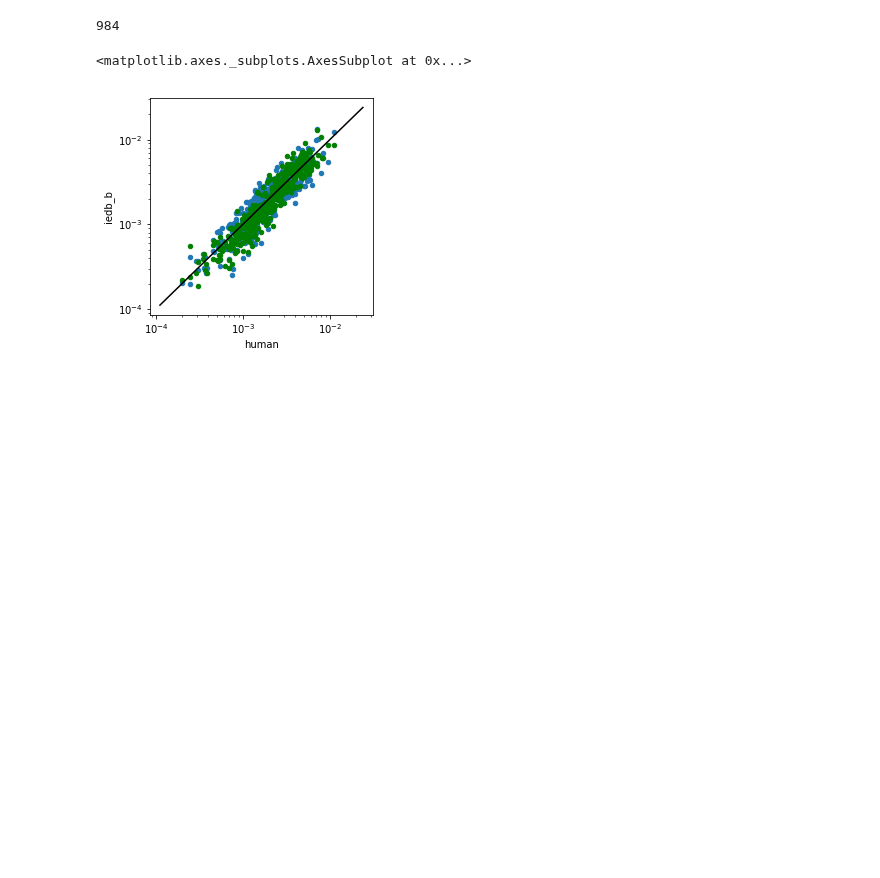
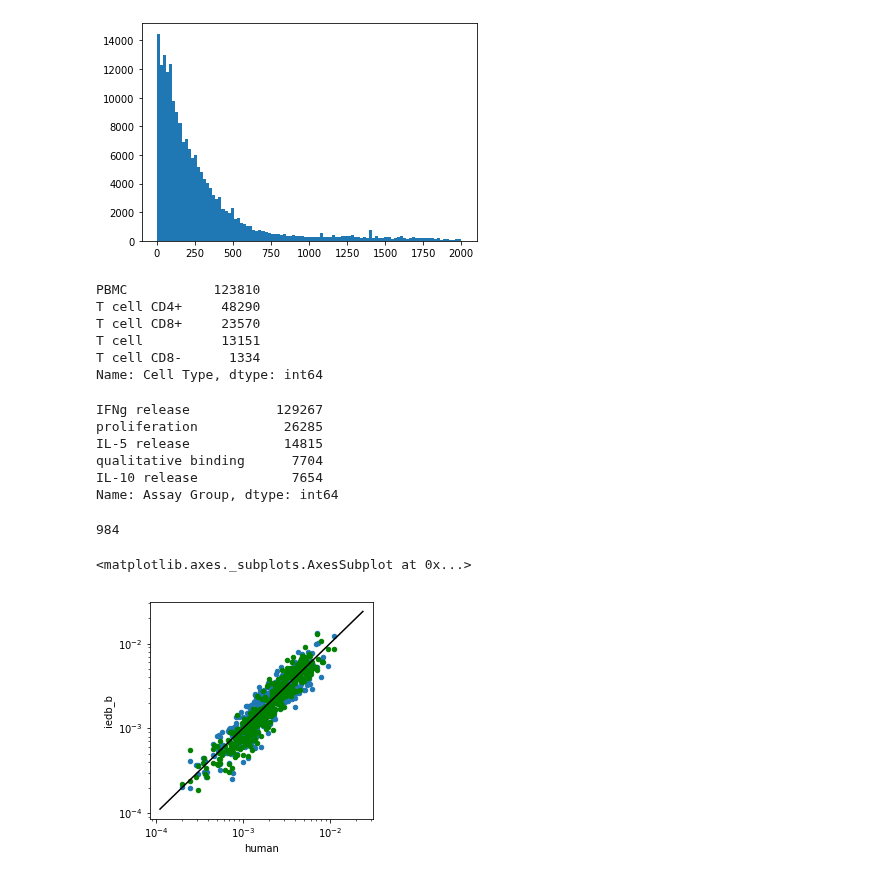
Before and after one commit to andim/peptidome, a Jupyter notebook: code/iedb/iedb.ipynb, the cells around one changed output. Cells and saved outputs as stored; diff of their text form; code cells hidden in the pictures; blank space fills up the shorter version.

```diff
--- a/code/iedb/iedb.ipynb
+++ b/code/iedb/iedb.ipynb
@@ -38,3 +63,25 @@ Name: (Epitope, Parent Species), dtype: int64
+# %%
+plt.hist(df_t['Epitope']['Starting Position'], bins=np.linspace(0, 2000, 100));
+# %% [output]
+[figure, added]
+# %%
+df_t['Effector Cells']['Cell Type'].value_counts().head(5)
+# %% [output]
+PBMC           123810
+T cell CD4+     48290
+T cell CD8+     23570
+T cell          13151
+T cell CD8-      1334
+Name: Cell Type, dtype: int64
+# %%
+df_t['Assay']['Assay Group'].value_counts().head(5)
+# %% [output]
+IFNg release           129267
+proliferation           26285
+IL-5 release            14815
+qualitative binding      7704
+IL-10 release            7654
+Name: Assay Group, dtype: int64
 # %%
 len(df_b[df_b['Epitope', 'Parent Species'].str.contains('Plasmodium falciparum', na=False)]['Epitope', 'Description'].unique())
 # %% [output]
```
Also changed, not shown: parts of 4 cells of this notebook, 9 other files.
